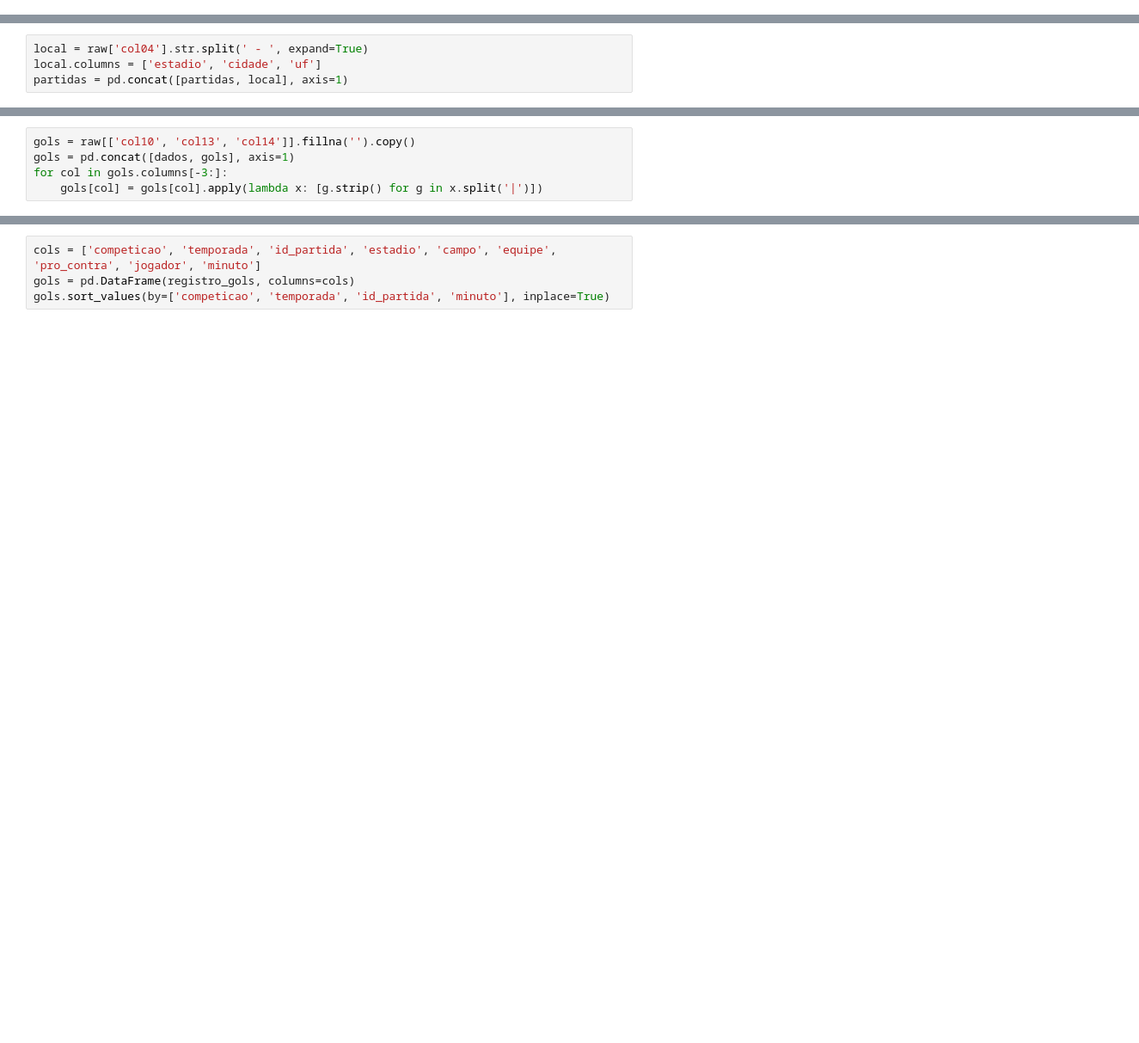
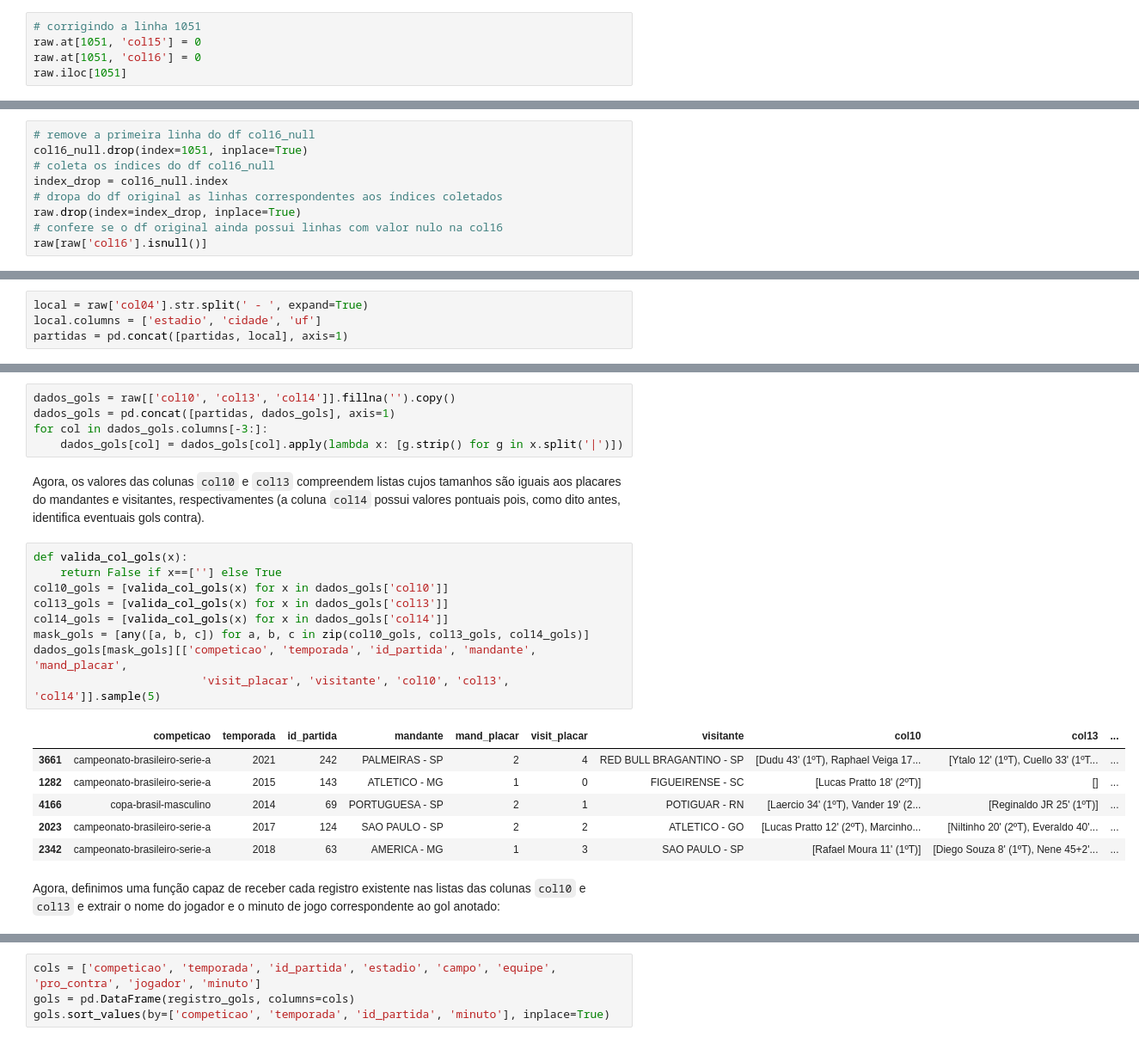
Before and after one commit to renefb/futebol-br, a Jupyter notebook: 2-tratamento.ipynb, the cells around one changed output, grey strips where cells are left out. Shown at 86% size. Saved outputs shown, nothing was run; the diff lists cells and outputs as text; blank space fills up the shorter version.

```diff
--- a/2-tratamento.ipynb
+++ b/2-tratamento.ipynb
@@ -91,0 +121,5 @@ raw.drop(index=no_jogo.index, inplace=True)
+# %%
+# corrigindo a linha 1051
+raw.at[1051, 'col15'] = 0
+raw.at[1051, 'col16'] = 0
+raw.iloc[1051]
@@ -91,0 +148,9 @@ raw.drop(index=no_jogo.index, inplace=True)
+# %%
+# remove a primeira linha do df col16_null
+col16_null.drop(index=1051, inplace=True)
+# coleta os índices do df col16_null
+index_drop = col16_null.index
+# dropa do df original as linhas correspondentes aos índices coletados
+raw.drop(index=index_drop, inplace=True)
+# confere se o df original ainda possui linhas com valor nulo na col16
+raw[raw['col16'].isnull()]
@@ -164,6 +307,26 @@ partidas.to_csv('dados/partidas.csv', index=False, encoding='utf8')
 # %%
-gols = raw[['col10', 'col13', 'col14']].fillna('').copy()
-gols = pd.concat([dados, gols], axis=1)
-for col in gols.columns[-3:]:
-    gols[col] = gols[col].apply(lambda x: [g.strip() for g in x.split('|')])
+dados_gols = raw[['col10', 'col13', 'col14']].fillna('').copy()
+dados_gols = pd.concat([partidas, dados_gols], axis=1)
+for col in dados_gols.columns[-3:]:
+    dados_gols[col] = dados_gols[col].apply(lambda x: [g.strip() for g in x.split('|')])
+# %% [markdown]
+Agora, os valores das colunas `col10` e `col13` compreendem listas cujos tamanhos são iguais aos placares do mandantes e visitantes, respectivamentes (a coluna `col14` possui valores pontuais pois, como dito antes, identifica eventuais gols contra).
+# %%
+def valida_col_gols(x):
+    return False if x==[''] else True
+col10_gols = [valida_col_gols(x) for x in dados_gols['col10']]
+col13_gols = [valida_col_gols(x) for x in dados_gols['col13']]
+col14_gols = [valida_col_gols(x) for x in dados_gols['col14']]
+mask_gols = [any([a, b, c]) for a, b, c in zip(col10_gols, col13_gols, col14_gols)]
+dados_gols[mask_gols][['competicao', 'temporada', 'id_partida', 'mandante', 'mand_placar',
+                         'visit_placar', 'visitante', 'col10', 'col13', 'col14']].sample(5)
+# %% [output]
+|  | competicao | temporada | id_partida | mandante | mand_placar | visit_placar | visitante | col10 | col13 | ... |
+| 3661 | campeonato-brasileiro-serie-a | 2021 | 242 | PALMEIRAS - SP | 2 | 4 | RED BULL BRAGANTINO - SP | [Dudu 43' (1ºT), Raphael Veiga 17... | [Ytalo 12' (1ºT), Cuello 33' (1ºT... | ... |
+| 1282 | campeonato-brasileiro-serie-a | 2015 | 143 | ATLETICO - MG | 1 | 0 | FIGUEIRENSE - SC | [Lucas Pratto 18' (2ºT)] | [] | ... |
+| 4166 | copa-brasil-masculino | 2014 | 69 | PORTUGUESA - SP | 2 | 1 | POTIGUAR - RN | [Laercio 34' (1ºT), Vander 19' (2... | [Reginaldo JR 25' (1ºT)] | ... |
+| 2023 | campeonato-brasileiro-serie-a | 2017 | 124 | SAO PAULO - SP | 2 | 2 | ATLETICO - GO | [Lucas Pratto 12' (2ºT), Marcinho... | [Niltinho 20' (2ºT), Everaldo 40'... | ... |
+| 2342 | campeonato-brasileiro-serie-a | 2018 | 63 | AMERICA - MG | 1 | 3 | SAO PAULO - SP | [Rafael Moura 11' (1ºT)] | [Diego Souza 8' (1ºT), Nene 45+2'... | ... |
+# %% [markdown]
+Agora, definimos uma função capaz de receber cada registro existente nas listas das colunas `col10` e `col13` e extrair o nome do jogador e o minuto de jogo correspondente ao gol anotado:
 # %%
```
Also changed, not shown: parts of 55 cells of this notebook, 3 other files.
